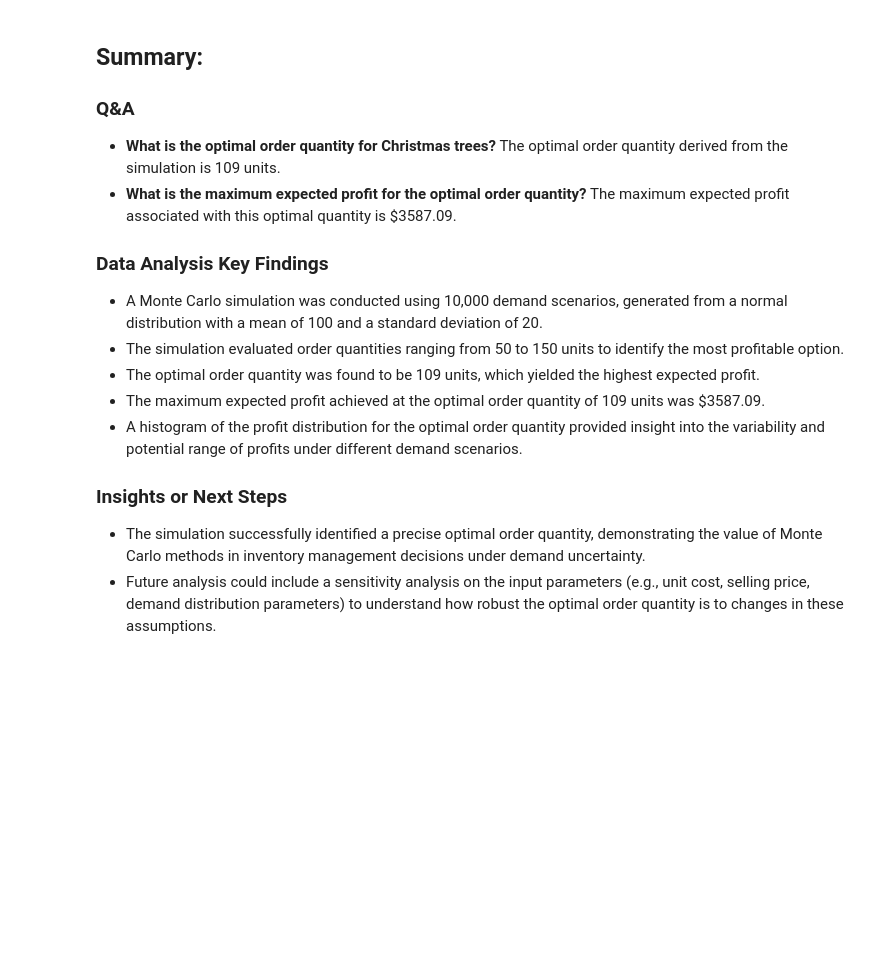
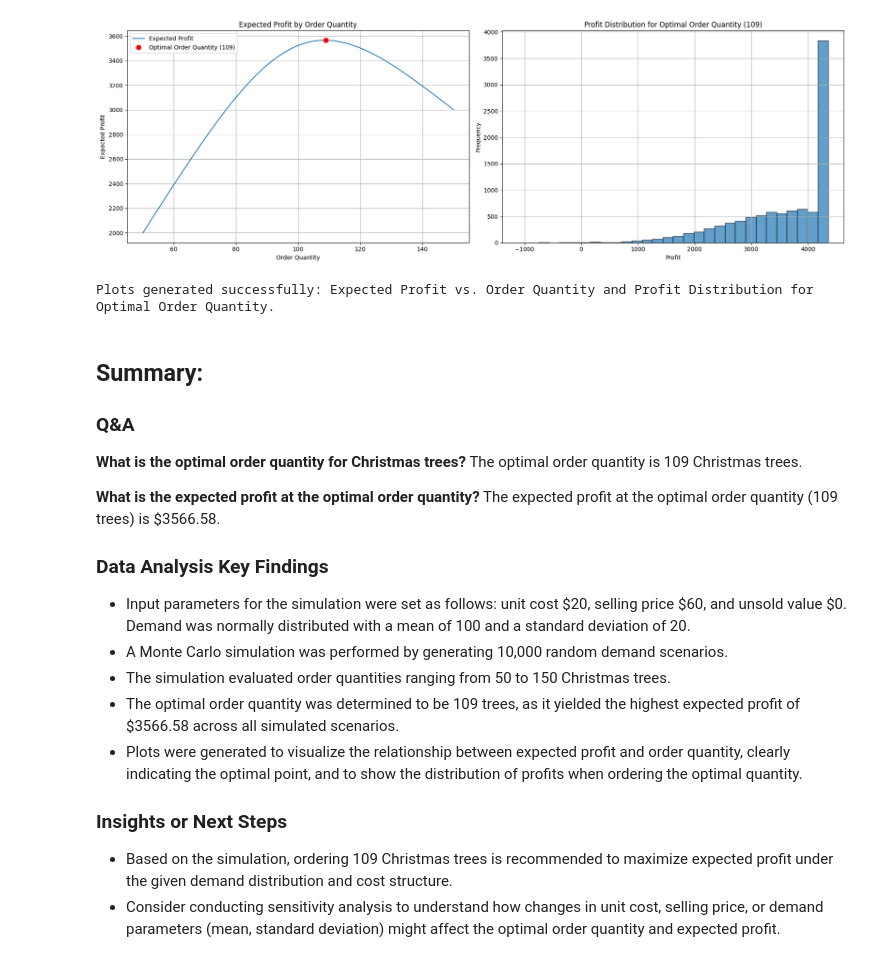
Before and after one commit to acedesci/scanalytics, a Jupyter notebook: EN/S01_Intro/SCA_vibe_coding_full.ipynb, the cells around one changed output. Saved outputs shown, nothing was run; the diff lists cells and outputs as text; code cells hidden in the pictures; blank space fills up the shorter version.

```diff
--- a/EN/S01_Intro/SCA_vibe_coding_full.ipynb
+++ b/EN/S01_Intro/SCA_vibe_coding_full.ipynb
@@ -110,0 +94,6 @@ First 5 expected profits: [1998.13 2037.82 2077.48 2117.07 2156.61]
+# %%
+# Step 2: Define a range of potential Order Quantities to test
+# Create a list of order quantities to evaluate, ranging from 50 to 150 (inclusive).
+order_quantities = list(range(50, 151))
+
+print(f"Defined a range of {len(order_quantities)} order quantities from {order_quantities[0]} to {order_quantities[-1]}.")
@@ -162,19 +179,54 @@ Generated line chart of expected profit vs. order quantity and a histogram of pr
-# %% [markdown]
-## Summary:
-
-### Q&A
-*   **What is the optimal order quantity for Christmas trees?**
-    The optimal order quantity derived from the simulation is 109 units.
-*   **What is the maximum expected profit for the optimal order quantity?**
-    The maximum expected profit associated with this optimal quantity is \$3587.09.
-
-### Data Analysis Key Findings
-*   A Monte Carlo simulation was conducted using 10,000 demand scenarios, generated from a normal distribution with a mean of 100 and a standard deviation of 20.
-*   The simulation evaluated order quantities ranging from 50 to 150 units to identify the most profitable option.
-*   The optimal order quantity was found to be 109 units, which yielded the highest expected profit.
-*   The maximum expected profit achieved at the optimal order quantity of 109 units was \$3587.09.
-*   A histogram of the profit distribution for the optimal order quantity provided insight into the variability and potential range of profits under different demand scenarios.
-
-### Insights or Next Steps
-*   The simulation successfully identified a precise optimal order quantity, demonstrating the value of Monte Carlo methods in inventory management decisions under demand uncertainty.
-*   Future analysis could include a sensitivity analysis on the input parameters (e.g., unit cost, selling price, demand distribution parameters) to understand how robust the optimal order quantity is to changes in these assumptions.
+# %%
+# Outputs: Plot the results
+# Create a figure with two subplots side-by-side for the visualizations.
+fig, axes = plt.subplots(1, 2, figsize=(18, 6))
+
+# Plot 1: Line chart of Expected Profit by Order Quantity
+# Plot all order quantities against their average profits.
+axes[0].plot(order_quantities, average_profits, label='Expected Profit')
+# Mark the optimal order quantity with a red dot.
+axes[0].plot(optimal_order_quantity, peak_profit, 'ro', markersize=8, label=f'Optimal Order Quantity ({optimal_order_quantity})')
+# Add labels and title for clarity.
+axes[0].set_xlabel('Order Quantity')
+axes[0].set_ylabel('Expected Profit')
+axes[0].set_title('Expected Profit by Order Quantity')
+axes[0].grid(True) # Add a grid for better readability.
+axes[0].legend() # Display the legend.
+
+# Plot 2: Histogram of Profit Distribution for Optimal Order Quantity
+# Plot a histogram of the profits generated specifically for the optimal order quantity.
+axes[1].hist(profits_at_optimal_quantity, bins=30, edgecolor='black', alpha=0.7)
+# Add labels and title for clarity.
+axes[1].set_xlabel('Profit')
+axes[1].set_ylabel('Frequency')
+axes[1].set_title(f'Profit Distribution for Optimal Order Quantity ({optimal_order_quantity})')
+axes[1].grid(True) # Add a grid for better readability.
+
+# Adjust layout to prevent overlap and display the plots.
+plt.tight_layout()
+plt.show()
+
+print("Plots generated successfully: Expected Profit vs. Order Quantity and Profit Distribution for Optimal Order Quantity.")
+# %% [output]
+[figure, added]
+Plots generated successfully: Expected Profit vs. Order Quantity and Profit Distribution for Optimal Order Quantity.
+# %% [markdown]
+## Summary:
+
+### Q&A
+**What is the optimal order quantity for Christmas trees?**
+The optimal order quantity is 109 Christmas trees.
+
+**What is the expected profit at the optimal order quantity?**
+The expected profit at the optimal order quantity (109 trees) is \$3566.58.
+
+### Data Analysis Key Findings
+*   Input parameters for the simulation were set as follows: unit cost \$20, selling price \$60, and unsold value \$0. Demand was normally distributed with a mean of 100 and a standard deviation of 20.
+*   A Monte Carlo simulation was performed by generating 10,000 random demand scenarios.
+*   The simulation evaluated order quantities ranging from 50 to 150 Christmas trees.
+*   The optimal order quantity was determined to be 109 trees, as it yielded the highest expected profit of \$3566.58 across all simulated scenarios.
+*   Plots were generated to visualize the relationship between expected profit and order quantity, clearly indicating the optimal point, and to show the distribution of profits when ordering the optimal quantity.
+
+### Insights or Next Steps
+*   Based on the simulation, ordering 109 Christmas trees is recommended to maximize expected profit under the given demand distribution and cost structure.
+*   Consider conducting sensitivity analysis to understand how changes in unit cost, selling price, or demand parameters (mean, standard deviation) might affect the optimal order quantity and expected profit.
```
Also changed, not shown: parts of 22 cells of this notebook.
